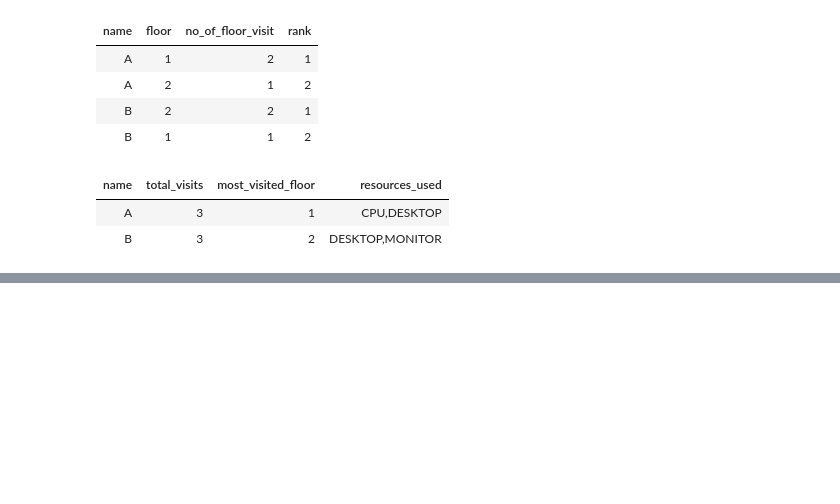
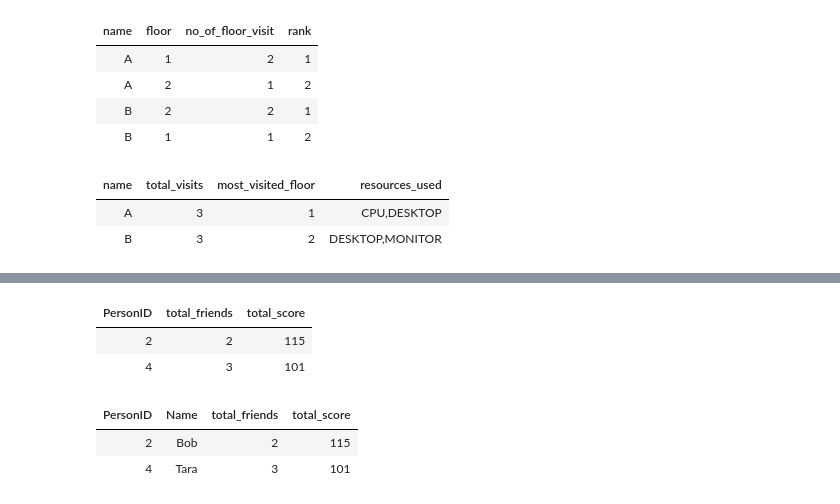
Before and after one commit to Rupam-1/SQL-Pyspark-practise_youtube, a Jupyter notebook: 02.PYSPARK.ipynb, the cells around one changed output, grey strips where cells are left out. Cells and saved outputs as stored; diff of their text form; code cells hidden in the pictures; blank space fills up the shorter version.

```diff
--- a/02.PYSPARK.ipynb
+++ b/02.PYSPARK.ipynb
@@ -270,0 +320,36 @@ final_df.display()
+# %%
+from pyspark.sql.functions import col, asc, count, sum
+
+a = friend_df.alias("f").join(
+    person_df.alias("p"),
+    col("f.FriendID") == col("p.PersonID"),
+    "inner"
+).groupBy(
+    col("f.PersonID")
+).agg(
+    count(col("f.FriendID")).alias("total_friends"),
+    sum(col("p.Score")).alias("total_score")
+).filter(
+    col("total_score") > 100
+)
+
+final_df = a.join(
+    person_df.alias("p1"),
+    a["PersonID"] == col("p1.PersonID"),
+    "inner"
+).select(
+    a["PersonID"],
+    col("p1.Name"),
+    a["total_friends"],
+    a["total_score"]
+)
+
+a.display()
+final_df.display()
+# %% [output]
+| PersonID | total_friends | total_score |
+| 2 | 2 | 115 |
+| 4 | 3 | 101 |
+| PersonID | Name | total_friends | total_score |
+| 2 | Bob | 2 | 115 |
+| 4 | Tara | 3 | 101 |
```
Also changed, not shown: parts of 2 cells of this notebook, 1 other file.
